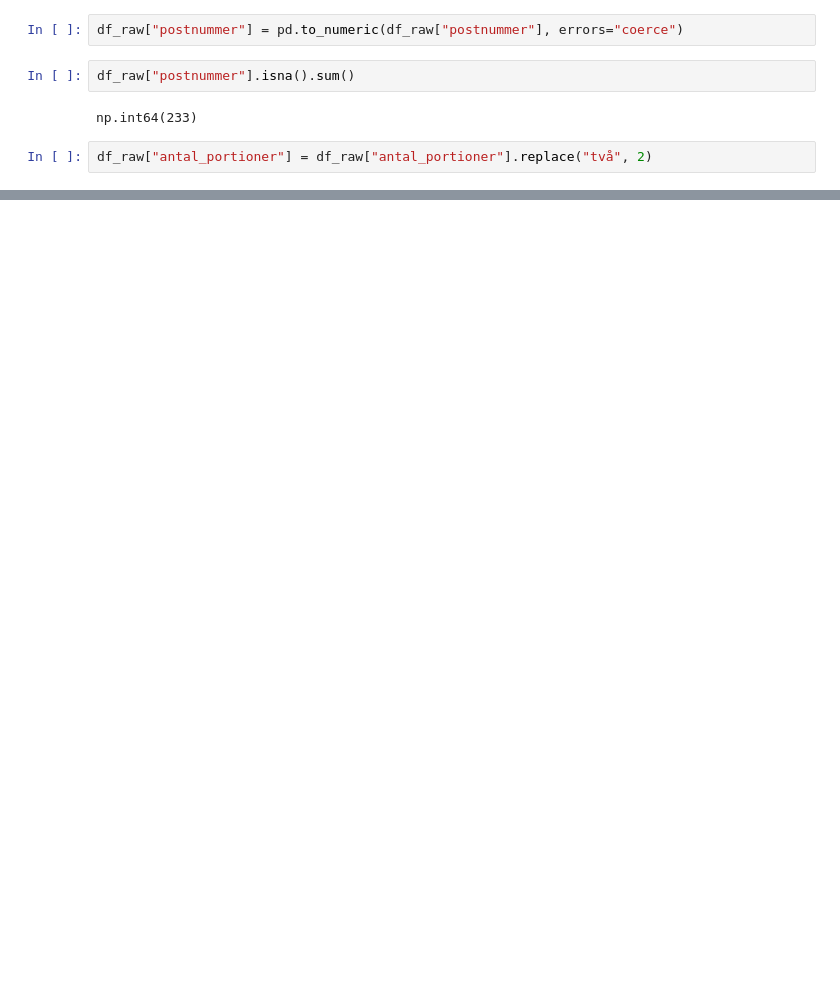
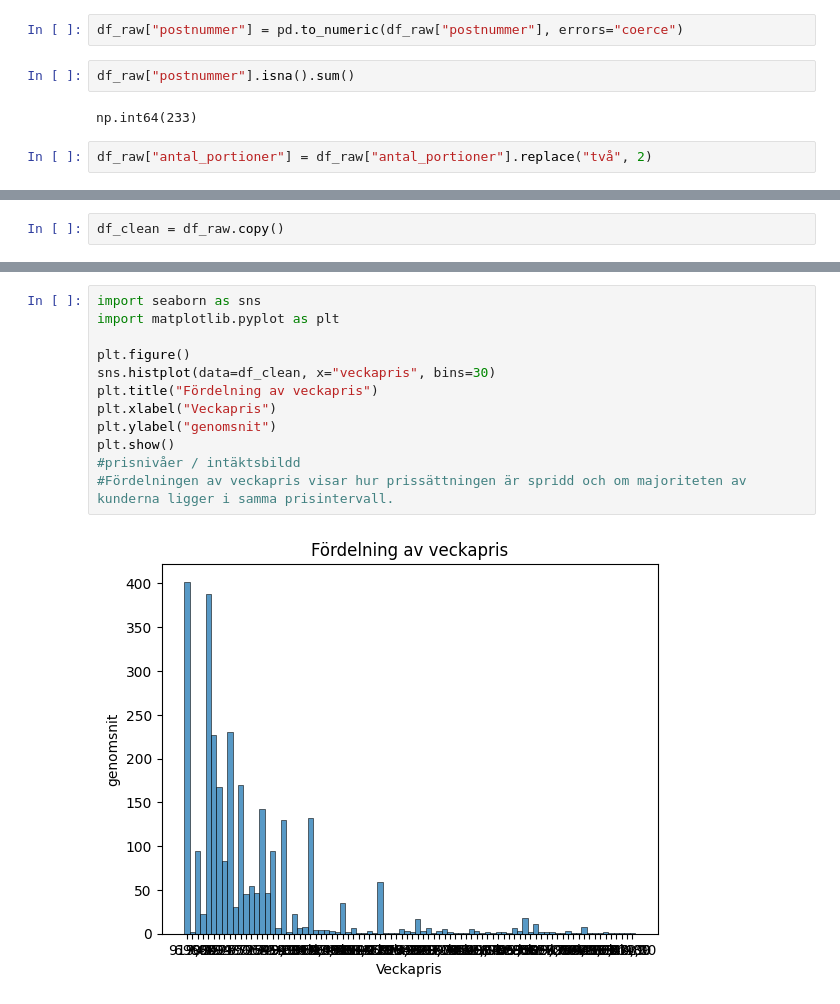
Before and after one commit to amindalshad42-stack/projekt-, a Jupyter notebook: ETL_matkassen.ipynb, the cells around one changed output, grey strips where cells are left out. Saved outputs shown, nothing was run; the diff lists cells and outputs as text; blank space fills up the shorter version.

Commit message:
kpi och visualiseringar

```diff
--- a/ETL_matkassen.ipynb
+++ b/ETL_matkassen.ipynb
@@ -211,0 +220,2 @@ df_raw["antal_portioner"] = df_raw["antal_portioner"].replace("två", 2)
+# %%
+df_clean = df_raw.copy()
@@ -211,0 +247,14 @@ df_raw["antal_portioner"] = df_raw["antal_portioner"].replace("två", 2)
+# %%
+import seaborn as sns
+import matplotlib.pyplot as plt
+
+plt.figure()
+sns.histplot(data=df_clean, x="veckapris", bins=30)
+plt.title("Fördelning av veckapris")
+plt.xlabel("Veckapris")
+plt.ylabel("genomsnit")
+plt.show()
+#prisnivåer / intäktsbildd
+#Fördelningen av veckapris visar hur prissättningen är spridd och om majoriteten av kunderna ligger i samma prisintervall.
+# %% [output]
+[figure, added]
```
Also changed, not shown: parts of 10 cells of this notebook.
